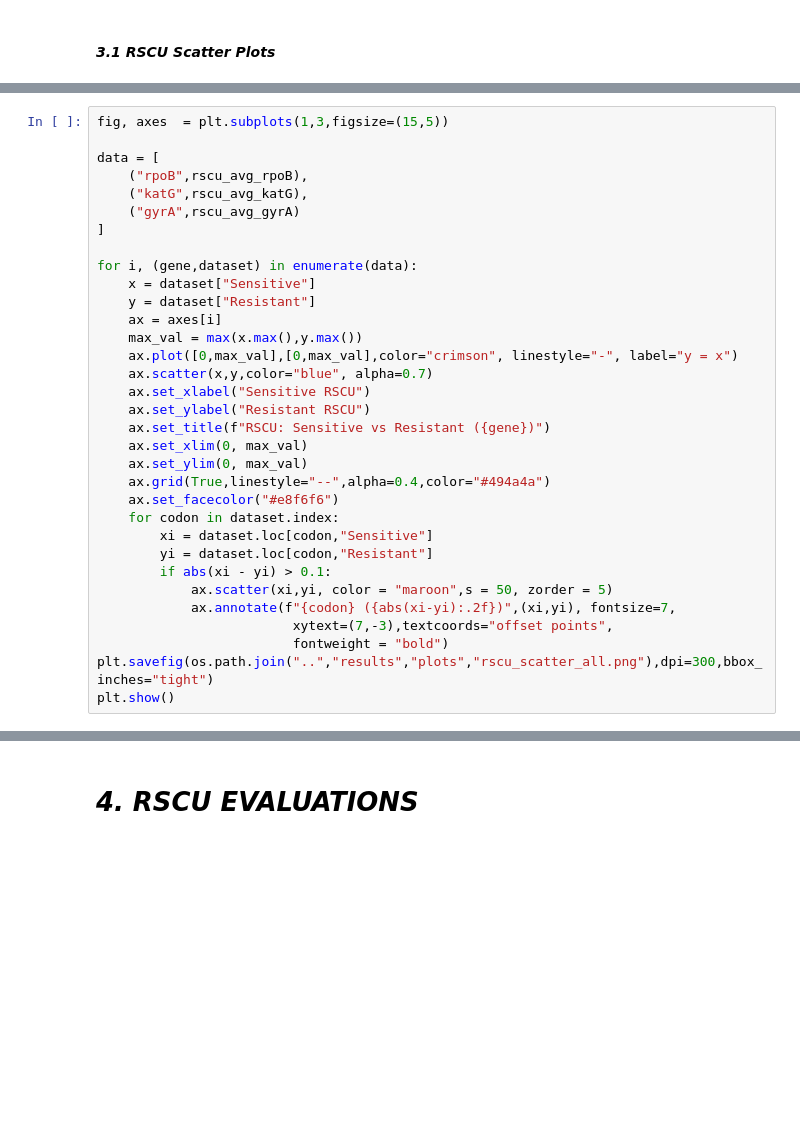
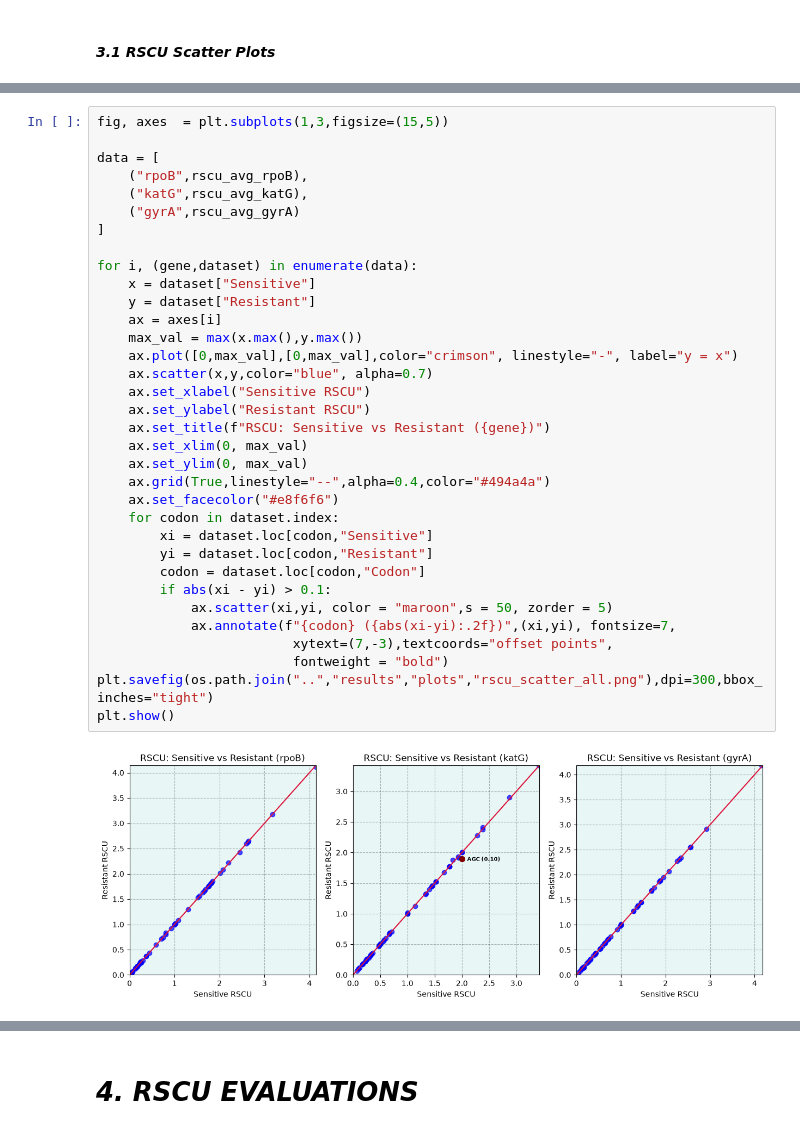
Before and after one commit to ginger-gif-bot/NGS, a Jupyter notebook: python_scripts/stats_plots.ipynb, the cells around one changed output, grey strips where cells are left out. Saved outputs shown, nothing was run; the diff lists cells and outputs as text; blank space fills up the shorter version.

```diff
--- a/python_scripts/stats_plots.ipynb
+++ b/python_scripts/stats_plots.ipynb
@@ -184,33 +220,36 @@ fig, axes  = plt.subplots(1,3,figsize=(15,5))
 data = [
     ("rpoB",rscu_avg_rpoB),
     ("katG",rscu_avg_katG),
     ("gyrA",rscu_avg_gyrA)
 ]
 
 for i, (gene,dataset) in enumerate(data):
     x = dataset["Sensitive"]
     y = dataset["Resistant"]
     ax = axes[i]
     max_val = max(x.max(),y.max())
     ax.plot([0,max_val],[0,max_val],color="crimson", linestyle="-", label="y = x")
     ax.scatter(x,y,color="blue", alpha=0.7)
     ax.set_xlabel("Sensitive RSCU")
     ax.set_ylabel("Resistant RSCU")
     ax.set_title(f"RSCU: Sensitive vs Resistant ({gene})")
     ax.set_xlim(0, max_val)
     ax.set_ylim(0, max_val)
     ax.grid(True,linestyle="--",alpha=0.4,color="#494a4a")
     ax.set_facecolor("#e8f6f6")
     for codon in dataset.index:
         xi = dataset.loc[codon,"Sensitive"]
         yi = dataset.loc[codon,"Resistant"]
+        codon = dataset.loc[codon,"Codon"]
         if abs(xi - yi) > 0.1:
             ax.scatter(xi,yi, color = "maroon",s = 50, zorder = 5)
             ax.annotate(f"{codon} ({abs(xi-yi):.2f})",(xi,yi), fontsize=7,
                          xytext=(7,-3),textcoords="offset points",
                          fontweight = "bold")
 plt.savefig(os.path.join("..","results","plots","rscu_scatter_all.png"),dpi=300,bbox_inches="tight")
 plt.show()
+# %% [output]
+[figure, added]
 # %%
 y_axis = ["enc_rpoB","enc_katG","enc_gyrA"]
 
```
Also changed, not shown: parts of 58 cells of this notebook, 26 other files.
